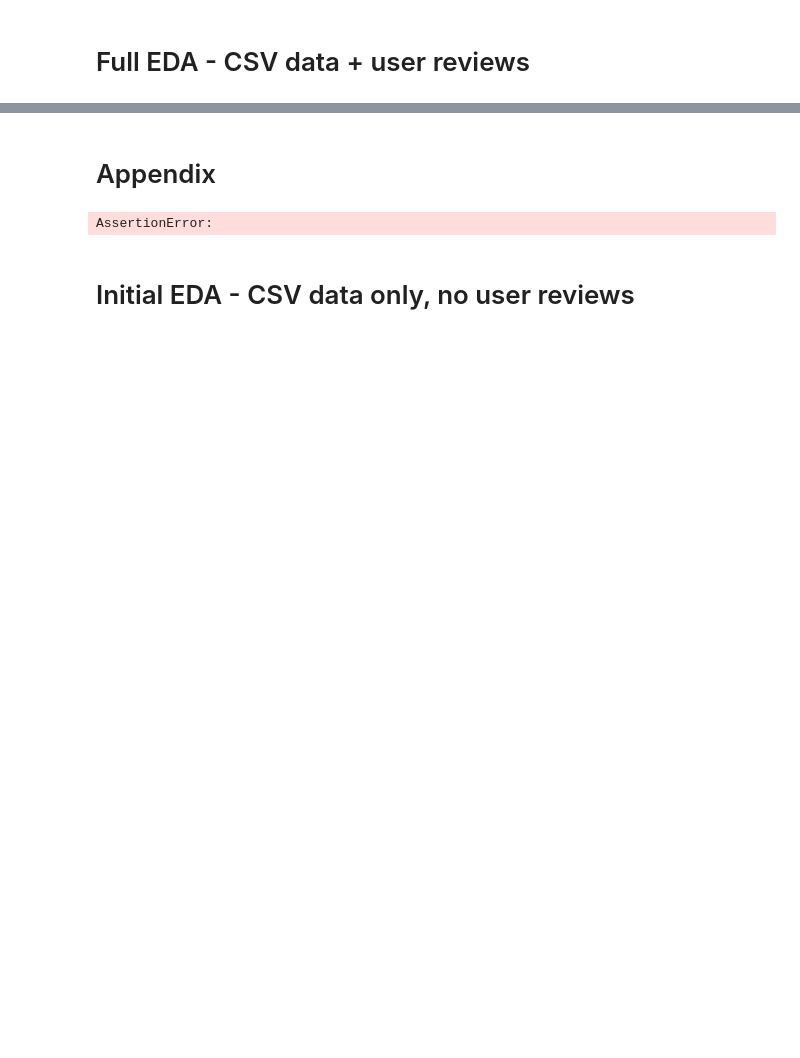
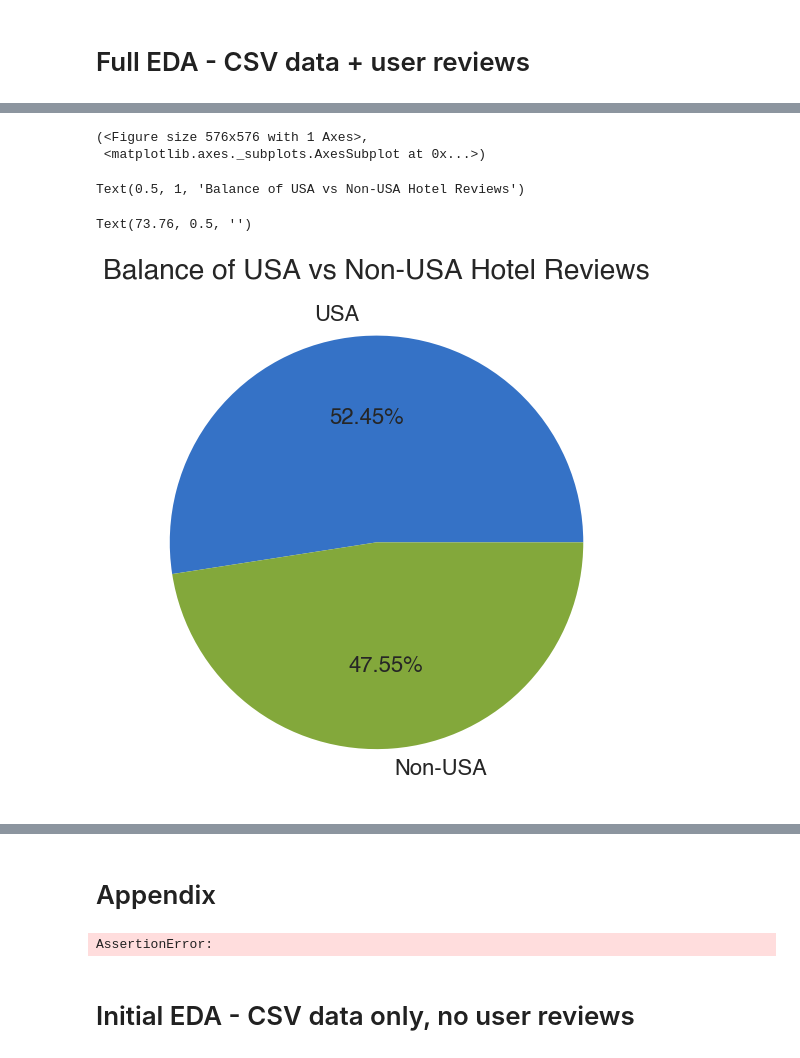
Before and after one commit to chelseanbr/between-the-lines, a Jupyter notebook: notebooks/second_nb_eda_modeling.ipynb, the cells around one changed output, grey strips where cells are left out. Drawn from its saved outputs; the diff is of its cells as text; code cells hidden in the pictures; blank space fills up the shorter version.

```diff
--- a/notebooks/second_nb_eda_modeling.ipynb
+++ b/notebooks/second_nb_eda_modeling.ipynb
@@ -734,6 +717,19 @@ plt.rc('xtick', labelsize=SMALL_SIZE)    # fontsize of the tick labels
 plt.rc('ytick', labelsize=SMALL_SIZE)    # fontsize of the tick labels
 plt.rc('legend', fontsize=SMALL_SIZE)    # legend fontsize
 plt.rc('figure', titlesize=BIGGEST_SIZE)  # fontsize of the figure title
+# %%
+# Plot pie - USA, non-USA reviews
+fig, ax = plt.subplots(figsize=(8,8))
+hlp.plot_pie(df['usa_str'], fig, ax)
+ax.set_title('Balance of USA vs Non-USA Hotel Reviews', size=BIGGEST_SIZE)
+ax.set_ylabel('')
+fig.savefig('../images/pie_usa_nonusa_hotel_reviews')
+# %% [output]
+(<Figure size 576x576 with 1 Axes>,
+ <matplotlib.axes._subplots.AxesSubplot at 0x...>)
+Text(0.5, 1, 'Balance of USA vs Non-USA Hotel Reviews')
+Text(73.76, 0.5, '')
+[figure, added]
 # %%
 # Plot histogram - Overall hotel ratings
 plot_data = df.groupby('hotel_name').mean()
```
Also changed, not shown: parts of 51 cells of this notebook, 6 other files.
